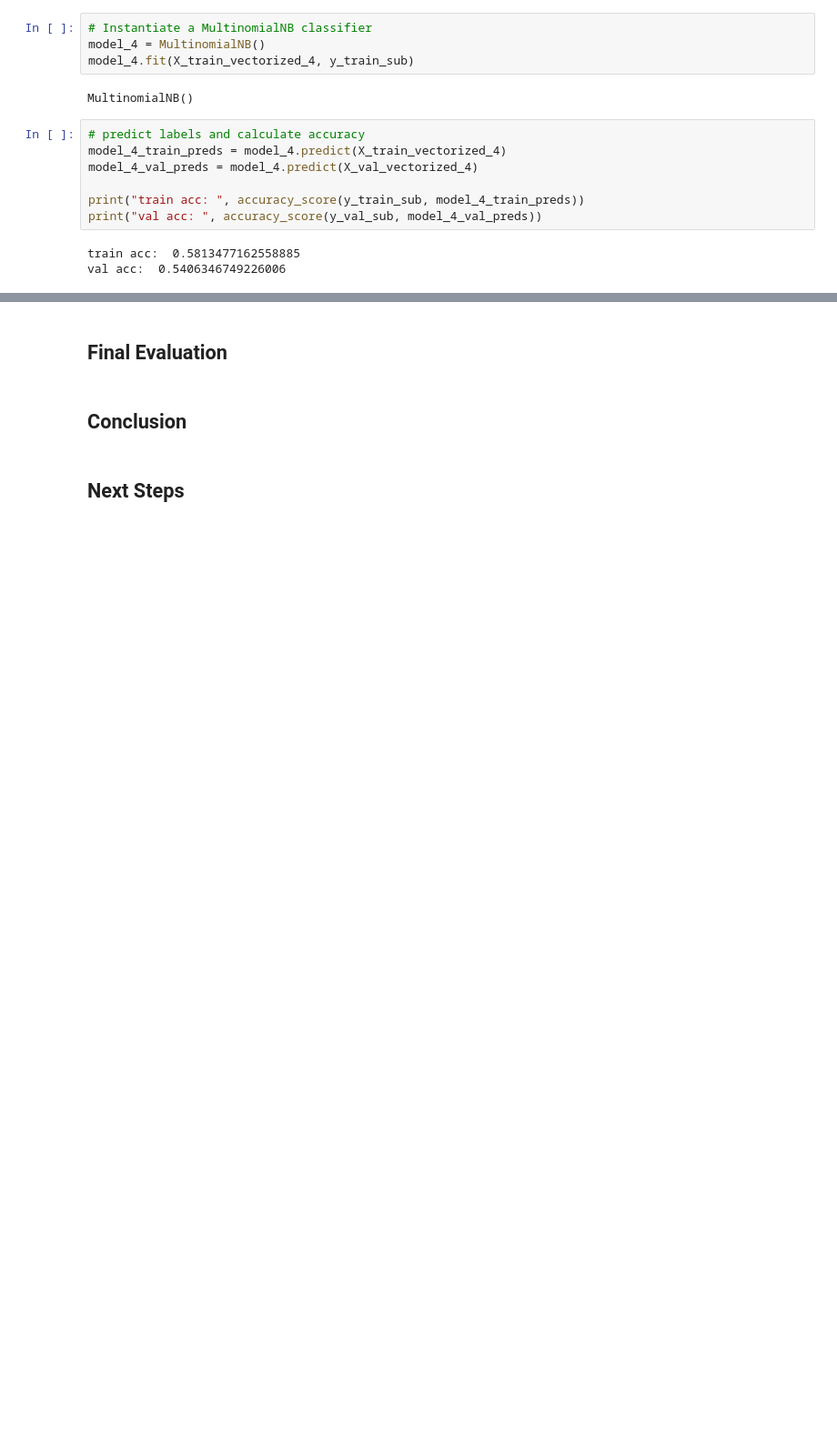
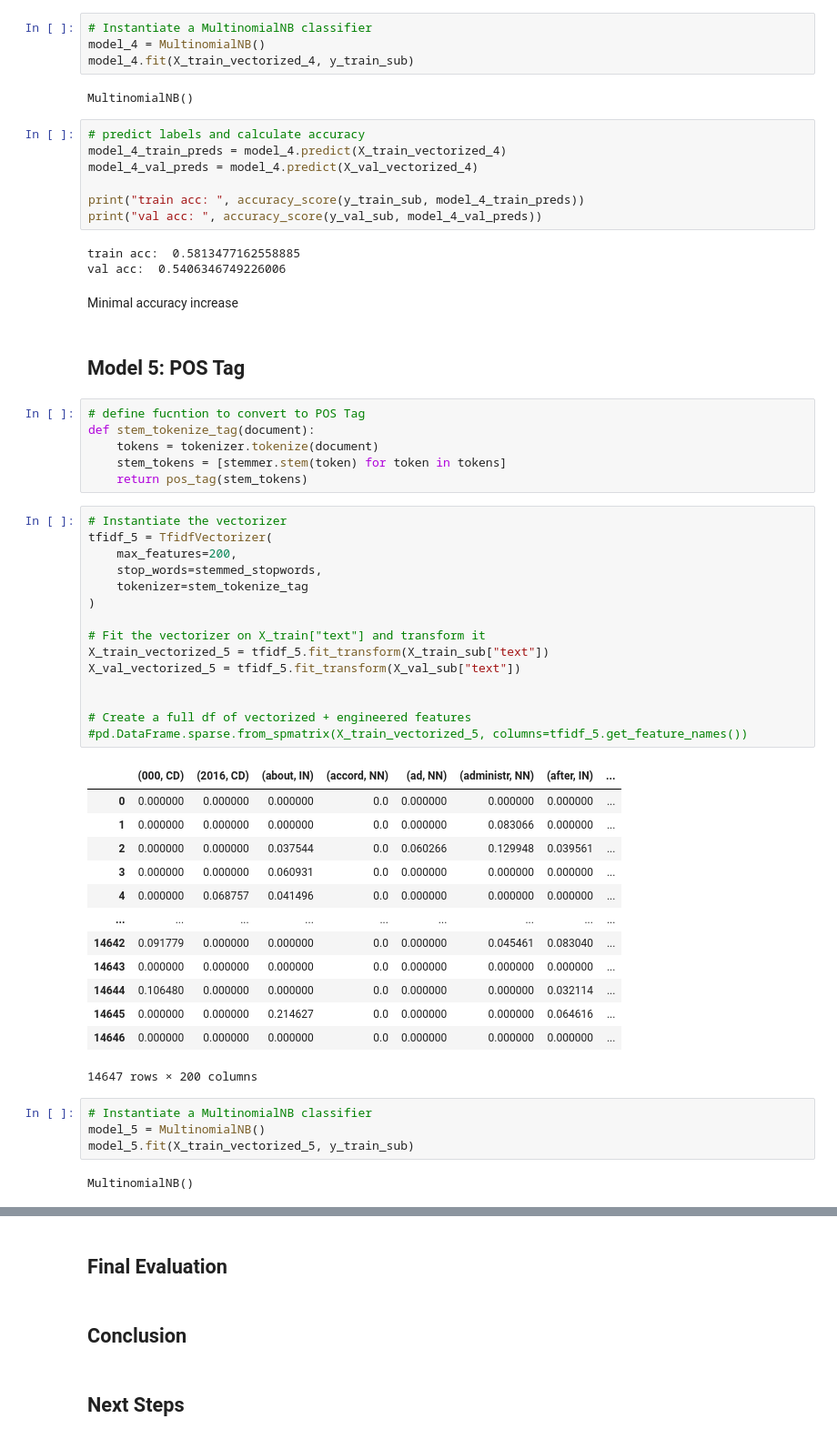
Before and after one commit to bentoler22/Phase_5_Project, a Jupyter notebook: Fake News Detection.ipynb, the cells around one changed output, grey strips where cells are left out. Shown: that part at 91% size. Drawn from its saved outputs; the diff is of its cells as text; blank space fills up the shorter version.

Commit message:
pos tagging and classifier iteration

```diff
--- a/Fake News Detection.ipynb
+++ b/Fake News Detection.ipynb
@@ -481,3 +472,48 @@ print("val acc: ", accuracy_score(y_val_sub, model_4_val_preds))
 # %% [output]
 train acc:  0.5813477162558885
 val acc:  0.5406346749226006
+# %% [markdown]
+Minimal accuracy increase
+# %% [markdown]
+## Model 5: POS Tag
+# %%
+# define fucntion to convert to POS Tag
+def stem_tokenize_tag(document):
+    tokens = tokenizer.tokenize(document)
+    stem_tokens = [stemmer.stem(token) for token in tokens]
+    return pos_tag(stem_tokens)
+# %%
+# Instantiate the vectorizer
+tfidf_5 = TfidfVectorizer(
+    max_features=200,
+    stop_words=stemmed_stopwords,
+    tokenizer=stem_tokenize_tag
+)
+
+# Fit the vectorizer on X_train["text"] and transform it
+X_train_vectorized_5 = tfidf_5.fit_transform(X_train_sub["text"])
+X_val_vectorized_5 = tfidf_5.fit_transform(X_val_sub["text"])
+
+
+# Create a full df of vectorized + engineered features
+#pd.DataFrame.sparse.from_spmatrix(X_train_vectorized_5, columns=tfidf_5.get_feature_names())
+# %% [output]
+|  | (000, CD) | (2016, CD) | (about, IN) | (accord, NN) | (ad, NN) | (administr, NN) | (after, IN) | ... |
+| 0 | 0.000000 | 0.000000 | 0.000000 | 0.0 | 0.000000 | 0.000000 | 0.000000 | ... |
+| 1 | 0.000000 | 0.000000 | 0.000000 | 0.0 | 0.000000 | 0.083066 | 0.000000 | ... |
+| 2 | 0.000000 | 0.000000 | 0.037544 | 0.0 | 0.060266 | 0.129948 | 0.039561 | ... |
+| 3 | 0.000000 | 0.000000 | 0.060931 | 0.0 | 0.000000 | 0.000000 | 0.000000 | ... |
+| 4 | 0.000000 | 0.068757 | 0.041496 | 0.0 | 0.000000 | 0.000000 | 0.000000 | ... |
+| ... | ... | ... | ... | ... | ... | ... | ... | ... |
+| 14642 | 0.091779 | 0.000000 | 0.000000 | 0.0 | 0.000000 | 0.045461 | 0.083040 | ... |
+| 14643 | 0.000000 | 0.000000 | 0.000000 | 0.0 | 0.000000 | 0.000000 | 0.000000 | ... |
+| 14644 | 0.106480 | 0.000000 | 0.000000 | 0.0 | 0.000000 | 0.000000 | 0.032114 | ... |
+| 14645 | 0.000000 | 0.000000 | 0.214627 | 0.0 | 0.000000 | 0.000000 | 0.064616 | ... |
+| 14646 | 0.000000 | 0.000000 | 0.000000 | 0.0 | 0.000000 | 0.000000 | 0.000000 | ... |
+14647 rows × 200 columns
+# %%
+# Instantiate a MultinomialNB classifier
+model_5 = MultinomialNB()
+model_5.fit(X_train_vectorized_5, y_train_sub)
+# %% [output]
+MultinomialNB()
```
Also changed, not shown: parts of 30 cells of this notebook.
